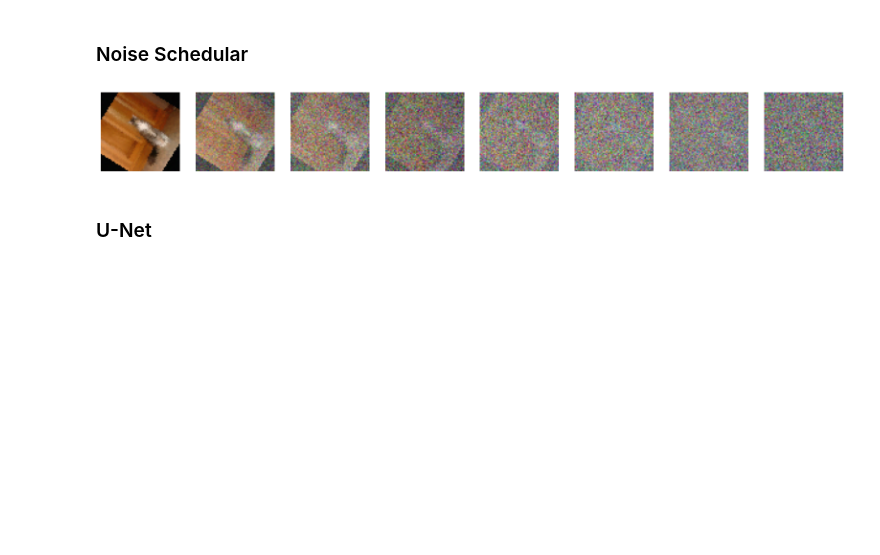
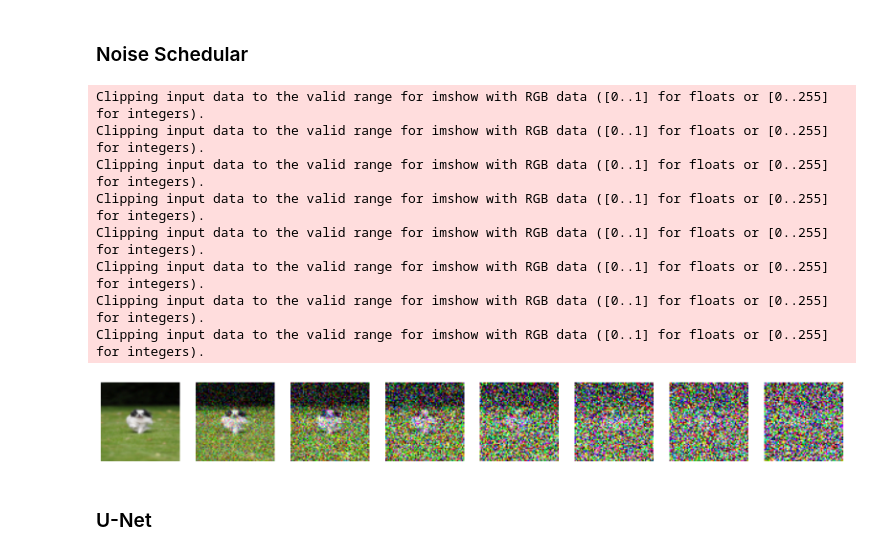
Before and after one commit to r-evaar/diffusion_experiments, a Jupyter notebook: experiments.ipynb, the cells around one changed output. Saved outputs shown, nothing was run; the diff lists cells and outputs as text; code cells hidden in the pictures; blank space fills up the shorter version.

```diff
--- a/experiments.ipynb
+++ b/experiments.ipynb
@@ -81,12 +81,12 @@ betas = linear_beta_schedule(timesteps=T)
 # Need sqrt_alpha_t & sqrt_one_minus_alpha_t
 # α_t = ∏_(s=1)^(t) (a_s)
 # sqrt_alpha_t = sqrt_alphas_cumprod = √(α_t)
-# sqrt_one_minus_alpha_t = sqrt_one_minus_alphas_cumprod = √(1-α_t) = √(1-β_t)
+# sqrt_one_minus_alpha_t = sqrt_one_minus_alphas_cumprod = √(1-α_t)
 
 alphas = 1. - betas
 alphas_cumprod = torch.cumprod(alphas, dim=0)
 sqrt_alphas = torch.sqrt(alphas_cumprod)
-sqrt_betas = torch.sqrt(1. - alphas_cumprod)
+sqrt_1_alphas = torch.sqrt(1. - alphas_cumprod)
 
 # dunno yet why do I need this
 alphas_cumprod_prev = F.pad(alphas_cumprod[:-1], (1, 0), value=1.0)
@@ -122,30 +122,38 @@ def forward_diffusion_sample(x_0: torch.Tensor, t: torch.Tensor):
 
     noise = torch.randn_like(x_0)  # Normal distribution ~ mu=0, var=1
     sqrt_alpha_t = get_index_from_list(sqrt_alphas, t, x_0.shape)
-    sqrt_beta_t = get_index_from_list(sqrt_betas, t, x_0.shape)
+    sqrt_1_alpha_t = get_index_from_list(sqrt_1_alphas, t, x_0.shape)
 
     # x_t = sqrt(a)*x_0 + sqrt(1-a)*ε
-    x_t = sqrt_alpha_t*x_0 + sqrt_beta_t*noise
+    x_t = sqrt_alpha_t*x_0 + sqrt_1_alpha_t*noise
 
-    # Experimental
-    x_t = map_x(x_t, -1, 1)
+    # Experimental: BIG MISTAKE
+    # x_t = map_x(x_t, -1, 1)
     return x_t, noise
 # %%
 # demo
 plt.figure(figsize=(20, 10))
 x_0 = next(iter(loader))[0][0]
 n = 7
-steps = range(0, T, int(T/n))
+steps = range(0, T, T//n)
 for i, step in enumerate(steps):
     t = torch.tensor([step], dtype=torch.int64, device=device)
     x_t, _ = forward_diffusion_sample(x_0, t)
 
     img = (x_t.detach().cpu().permute(1,2,0)+1)/2
 
     plt.subplot(1, n+1, i+1)
     plt.imshow(img)
     plt.axis('off')
 # %% [output]
+Clipping input data to the valid range for imshow with RGB data ([0..1] for floats or [0..255] for integers).
+Clipping input data to the valid range for imshow with RGB data ([0..1] for floats or [0..255] for integers).
+Clipping input data to the valid range for imshow with RGB data ([0..1] for floats or [0..255] for integers).
+Clipping input data to the valid range for imshow with RGB data ([0..1] for floats or [0..255] for integers).
+Clipping input data to the valid range for imshow with RGB data ([0..1] for floats or [0..255] for integers).
+Clipping input data to the valid range for imshow with RGB data ([0..1] for floats or [0..255] for integers).
+Clipping input data to the valid range for imshow with RGB data ([0..1] for floats or [0..255] for integers).
+Clipping input data to the valid range for imshow with RGB data ([0..1] for floats or [0..255] for integers).
-[figure, old version]
+[figure, new version]
 # %% [markdown]
 ### U-Net
```
Also changed, not shown: parts of 13 cells of this notebook.
